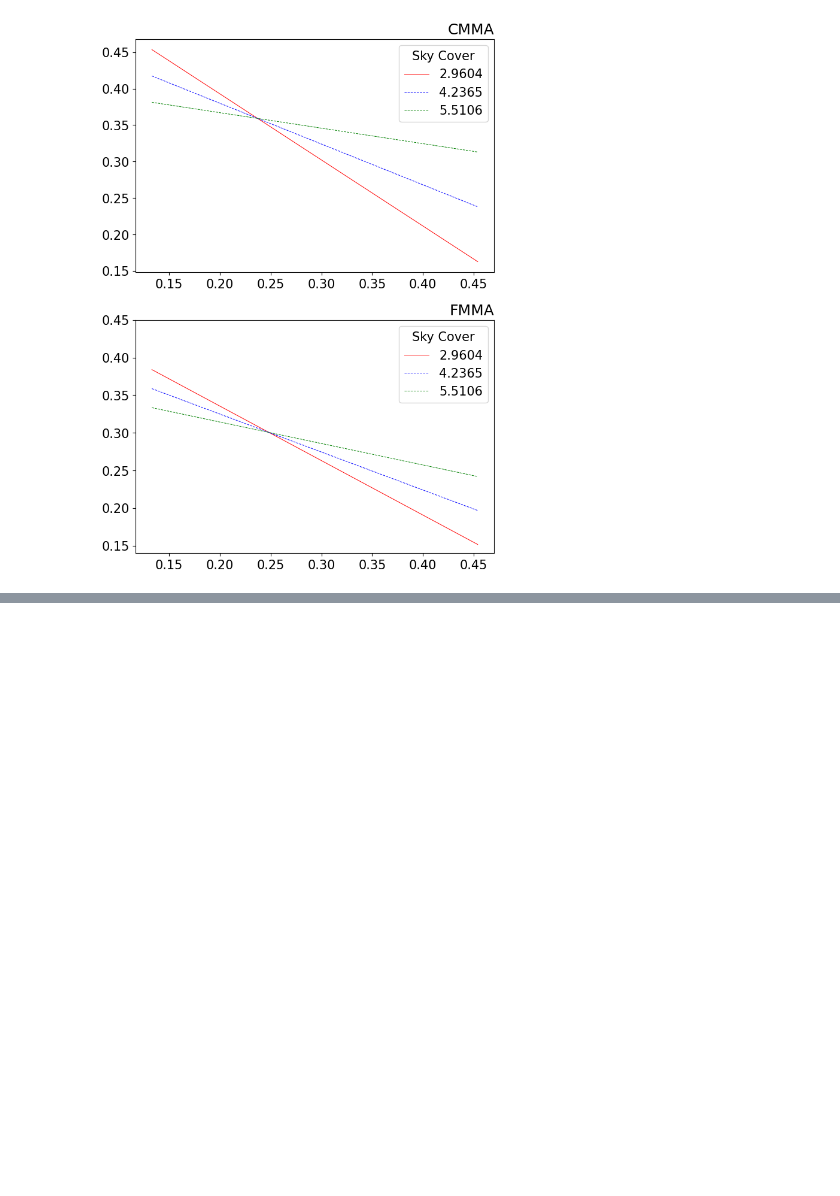
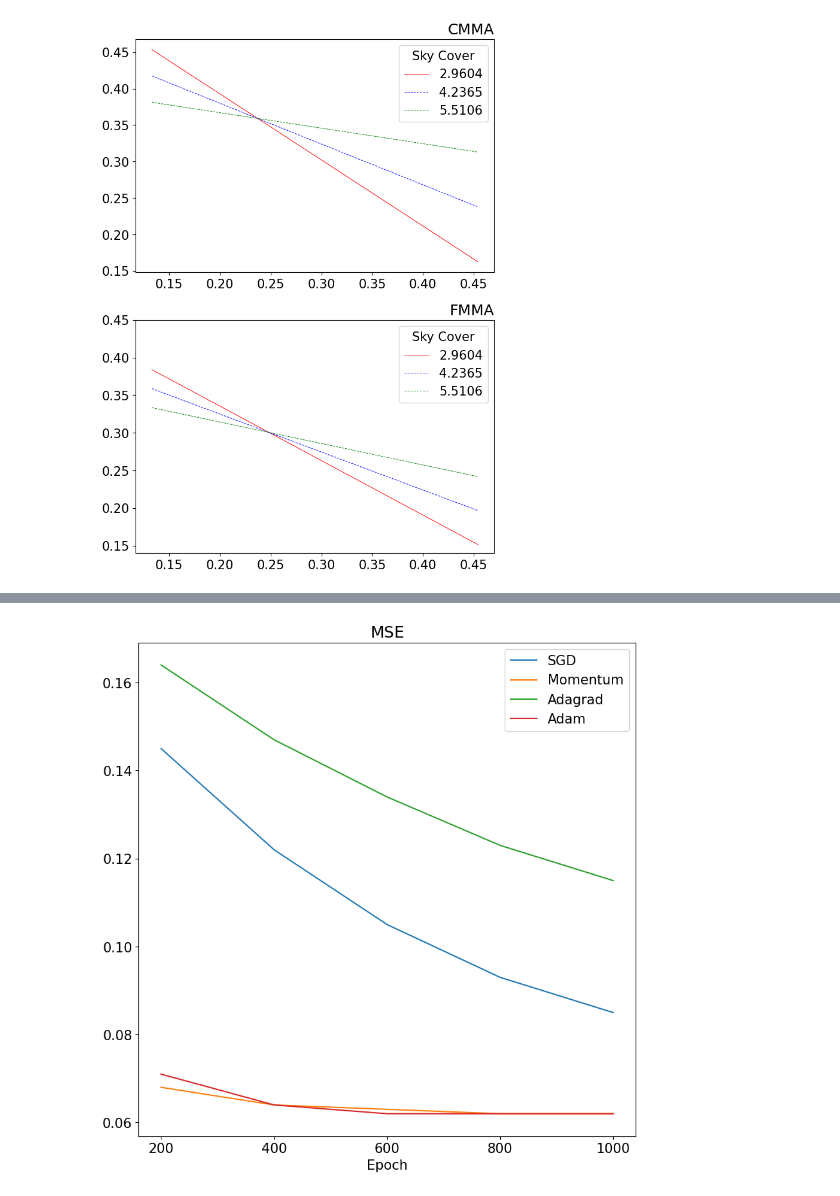
Before and after one commit to skj0108/Multiple-Moderation_paper, a Jupyter notebook: Analysis_code&result(R & Python)/Analysis_Visualization.ipynb, the cells around one changed output, grey strips where cells are left out. Saved outputs shown, nothing was run; the diff lists cells and outputs as text; code cells hidden in the pictures; blank space fills up the shorter version.

```diff
--- a/Analysis_code&result(R & Python)/Analysis_Visualization.ipynb
+++ b/Analysis_code&result(R & Python)/Analysis_Visualization.ipynb
@@ -392,0 +416,19 @@ plt.show()
+# %%
+epoch = np.array([200, 400, 600, 800, 1000])
+MSE_1 = np.array([0.145, 0.122, 0.105, 0.093, 0.085])
+MSE_2 = np.array([0.068, 0.064, 0.063, 0.062, 0.062])
+MSE_3 = np.array([0.164, 0.147, 0.134, 0.123, 0.115])
+MSE_4 = np.array([0.071, 0.064, 0.062, 0.062, 0.062])
+
+plt.figure(figsize=(10,10))
+plt.plot(epoch, MSE_1)
+plt.plot(epoch, MSE_2)
+plt.plot(epoch, MSE_3)
+plt.plot(epoch, MSE_4)
+plt.xlabel('Epoch')
+plt.title('MSE')
+plt.xticks([200, 400, 600, 800, 1000])
+plt.legend(['SGD', 'Momentum', 'Adagrad', 'Adam'])
+plt.show()
+# %% [output]
+[figure, added]
```
Also changed, not shown: parts of 4 cells of this notebook, 2 other files.
